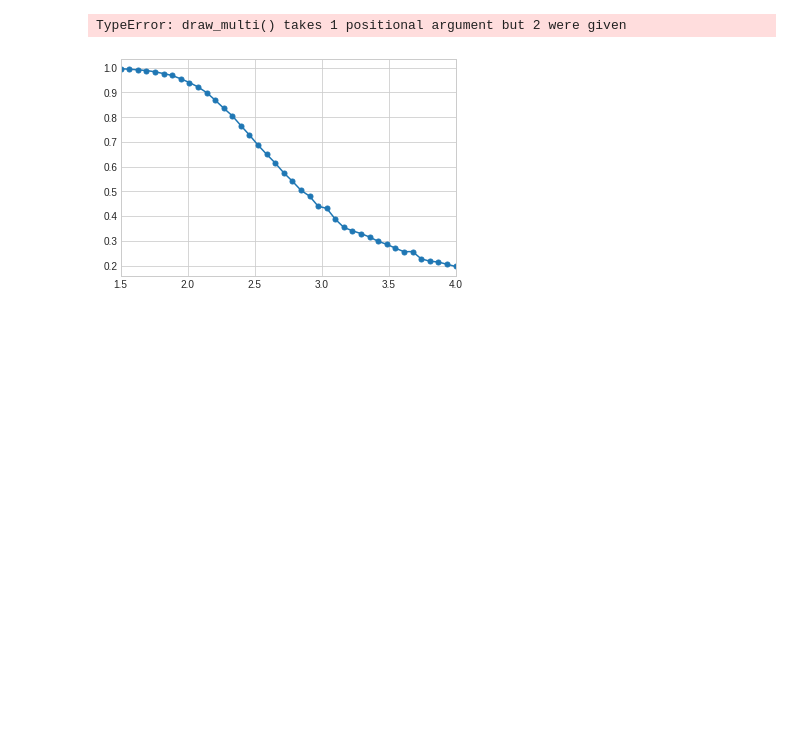
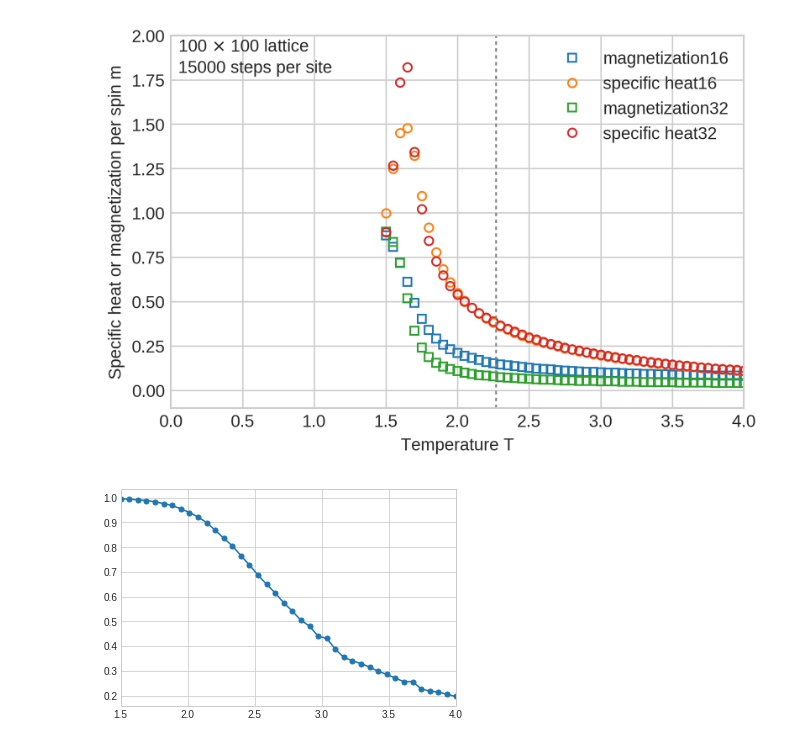
Before and after one commit to seongsukim-ml/2022_CMBP, a Jupyter notebook: MonteCarlo/Project1/Anti_Anisotropy/AA_Metropolis/Result/Data_Plotting.ipynb, the cells around one changed output. Drawn from its saved outputs; the diff is of its cells as text; code cells hidden in the pictures; blank space fills up the shorter version.

```diff
--- a/MonteCarlo/Project1/Anti_Anisotropy/AA_Metropolis/Result/Data_Plotting.ipynb
+++ b/MonteCarlo/Project1/Anti_Anisotropy/AA_Metropolis/Result/Data_Plotting.ipynb
@@ -37,7 +37,7 @@ def draw_fig1(path):
     plt.xlabel('Temperature T')
     plt.show()
 # %%
-def draw_multi(path_list):
+def draw_multi(path_list,Lsize):
     plt.style.use('seaborn-whitegrid')
     plt.figure(dpi=300)
 
@@ -51,8 +51,8 @@ def draw_multi(path_list):
         plt.ylim(-0.1,2)
         plt.xlim(0,T2[-1])
         # plt.errorbar(T2,M2,yerr=M2error, lw=1, linestyle='', marker='s', markersize=5,capsize=7, color='b', label='magnetization',mfc='none')
-        plt.plot(T2,M2, lw=1, linestyle='', marker='s', markersize=5, label='magnetization'+ls2[i],mfc='none')
-        plt.plot(T2,C2,linestyle='', marker='o', markersize=5, label='specific heat'+ls2[i],mfc='none')
+        plt.plot(T2,M2, lw=1, linestyle='', marker='s', markersize=5, label='magnetization'+str(Lsize[i]),mfc='none')
+        plt.plot(T2,C2,linestyle='', marker='o', markersize=5, label='specific heat'+str(Lsize[i]),mfc='none')
         # plt.errorbar(T2,C2,yerr=C2error,linestyle='', marker='o', markersize=5,capsize=7, color='orange' ,label='specific heat',mfc='none')
         plt.legend()
 
@@ -69,14 +69,14 @@ def draw_multi(path_list):
 # %%
 Lsize = [16,32]
 mcsl = [1000000,1000000]
 alpha = "1.000000"
 ls = []
-for i,mcs in Lsize,mcsl:
-    ls.append("./AA_Metropolis_c_"+str(i)+"_"+str(i)+"_int40_mcs"+str(mcs)+"_a"+alpha+"_Test__1.csv")
+for i, mcs in zip(Lsize, mcsl):
+    ls.append("./AA_Metropolis_c_"+str(i)+"_"+str(i)+"_int51_mcs"+str(mcs)+"_a"+alpha+"_Test__1.csv")
 
 draw_multi(ls,Lsize)
 # %% [output]
-TypeError: draw_multi() takes 1 positional argument but 2 were given
+[figure, added]
 # %%
 Lname = ["L24","L32","L48","L64","L96"]
 Lsize = [24,32,48,64,96]
```
Also changed, not shown: 57 other files.
